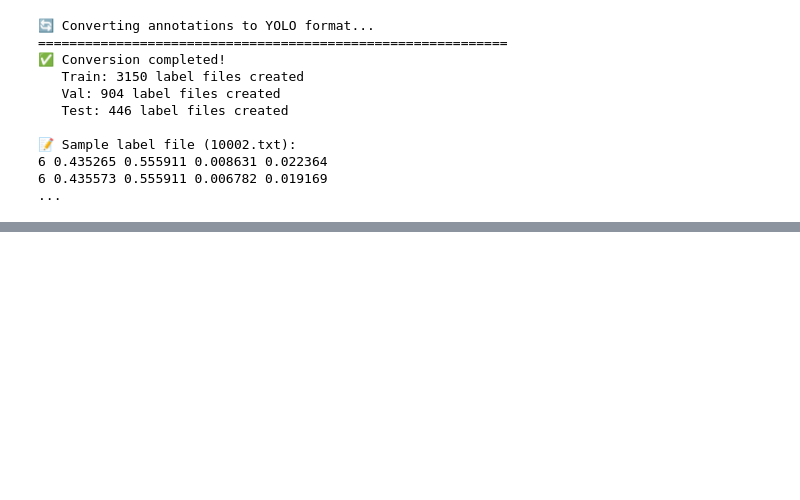
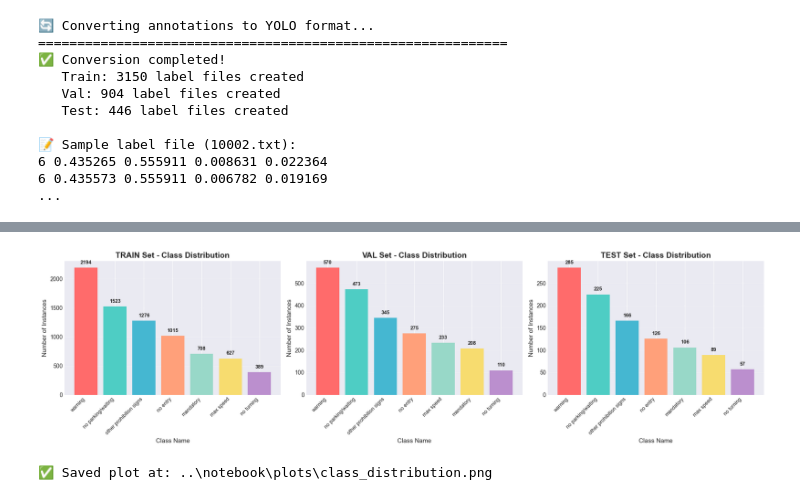
Before and after one commit to Tom-91-max/street-sign-recognition-USTH, a Jupyter notebook: notebook/EDA_and_Training.ipynb, the cells around one changed output, grey strips where cells are left out. Saved outputs shown, nothing was run; the diff lists cells and outputs as text; code cells hidden in the pictures; blank space fills up the shorter version.

Commit message:
distribution upt

```diff
--- a/notebook/EDA_and_Training.ipynb
+++ b/notebook/EDA_and_Training.ipynb
@@ -275,0 +312,38 @@ KeyError: 'class_name_en'
+# %%
+from pathlib import Path
+import matplotlib.pyplot as plt
+
+# Tạo thư mục plots nếu chưa có
+output_dir = Path('../notebook/plots')
+output_dir.mkdir(parents=True, exist_ok=True)
+
+# Vẽ và lưu hình
+fig, axes = plt.subplots(1, 3, figsize=(18, 5))
+colors = ['#FF6B6B', '#4ECDC4', '#45B7D1', '#FFA07A', '#98D8C8', '#F7DC6F', '#BB8FCE']
+
+for idx, split in enumerate(['train', 'val', 'test']):
+    split_data = df[df['split'] == split]['class_name_en'].value_counts()
+
+    axes[idx].bar(range(len(split_data)), split_data.values, color=colors[:len(split_data)])
+    axes[idx].set_xticks(range(len(split_data)))
+    axes[idx].set_xticklabels(split_data.index, rotation=45, ha='right', fontsize=9)
+    axes[idx].set_title(f'{split.upper()} Set - Class Distribution', fontsize=14, fontweight='bold')
+    axes[idx].set_xlabel('Class Name', fontsize=11)
+    axes[idx].set_ylabel('Number of Instances', fontsize=11)
+    axes[idx].grid(axis='y', alpha=0.3)
+
+    for i, v in enumerate(split_data.values):
+        axes[idx].text(i, v + max(split_data.values)*0.02, str(v),
+                      ha='center', va='bottom', fontweight='bold', fontsize=9)
+
+plt.tight_layout()
+
+# ✅ Lưu file bằng Path (chắc chắn hợp lệ)
+save_path = output_dir / 'class_distribution.png'
+plt.savefig(save_path, dpi=300, bbox_inches='tight')
+plt.show()
+
+print(f"✅ Saved plot at: {save_path}")
+# %% [output]
+[figure, added]
+✅ Saved plot at: ..\notebook\plots\class_distribution.png
```
Also changed, not shown: parts of 11 cells of this notebook, 2 other files.
